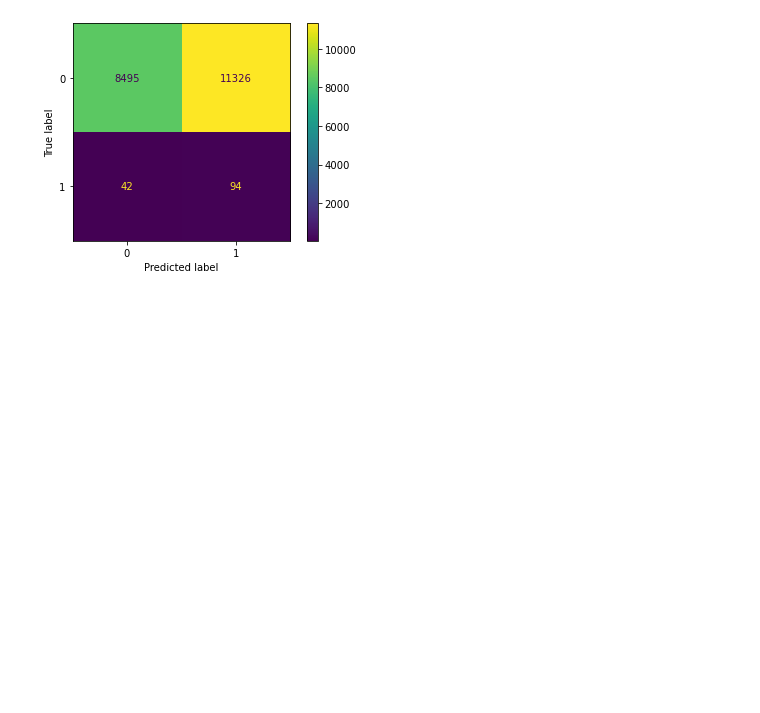
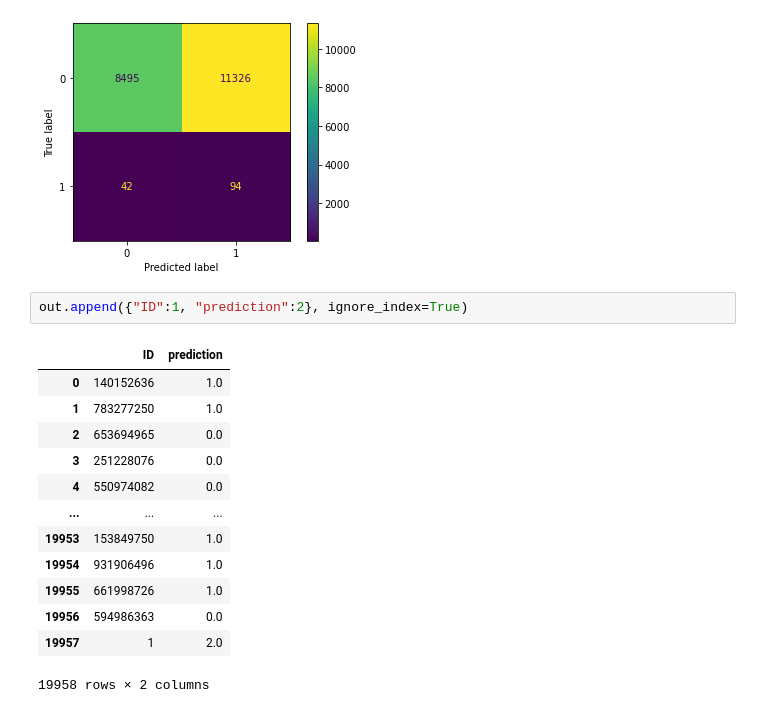
Before and after one commit to bellicapelli0/FRISS-technical-assignment, a Jupyter notebook: PyTorch_Classifier.ipynb, the cells around one changed output. Cells and saved outputs as stored; diff of their text form; blank space fills up the shorter version.

```diff
--- a/PyTorch_Classifier.ipynb
+++ b/PyTorch_Classifier.ipynb
@@ -186,3 +186,19 @@ cmd_obj = ConfusionMatrixDisplay(cm)
 _ = cmd_obj.plot()
 # %% [output]
 [figure]
+# %%
+out.append({"ID":1, "prediction":2}, ignore_index=True)
+# %% [output]
+|  | ID | prediction |
+| 0 | 140152636 | 1.0 |
+| 1 | 783277250 | 1.0 |
+| 2 | 653694965 | 0.0 |
+| 3 | 251228076 | 0.0 |
+| 4 | 550974082 | 0.0 |
+| ... | ... | ... |
+| 19953 | 153849750 | 1.0 |
+| 19954 | 931906496 | 1.0 |
+| 19955 | 661998726 | 1.0 |
+| 19956 | 594986363 | 0.0 |
+| 19957 | 1 | 2.0 |
+19958 rows × 2 columns
```
Also changed, not shown: 4 other files.
